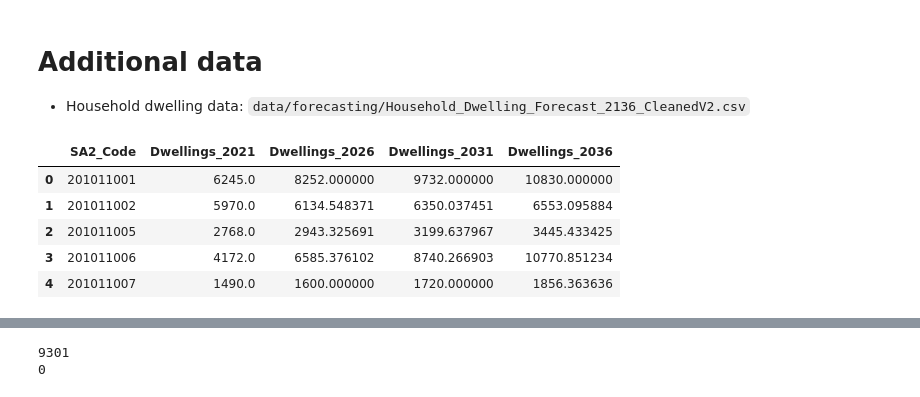
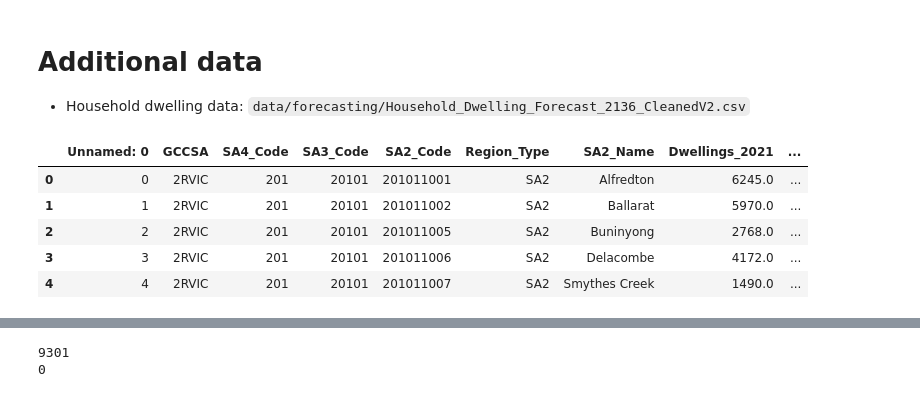
Before and after one commit to Aditya048/real-estate-industry-project, a Jupyter notebook: modelling/rfr.ipynb, the cells around one changed output, grey strips where cells are left out. Saved outputs shown, nothing was run; the diff lists cells and outputs as text; code cells hidden in the pictures.

```diff
--- a/modelling/rfr.ipynb
+++ b/modelling/rfr.ipynb
@@ -32,15 +32,13 @@ population_data.head(1)
 # %% [markdown]
 # Additional data
 - Household dwelling data: `data/forecasting/Household_Dwelling_Forecast_2136_CleanedV2.csv`
-# %%
-dwellings_data = pd.read_csv('../data_to_use/data/forecasting/Household_Dwelling_Forecast_2136_CleanedV2.csv')
-cols_to_keep = ['SA2_Code', 'Dwellings_2021', 'Dwellings_2026', 'Dwellings_2031', 'Dwellings_2036']
-dwellings_data = dwellings_data[cols_to_keep]
-dwellings_data.head()
-# %% [output]
-|  | SA2_Code | Dwellings_2021 | Dwellings_2026 | Dwellings_2031 | Dwellings_2036 |
-| 0 | 201011001 | 6245.0 | 8252.000000 | 9732.000000 | 10830.000000 |
-| 1 | 201011002 | 5970.0 | 6134.548371 | 6350.037451 | 6553.095884 |
-| 2 | 201011005 | 2768.0 | 2943.325691 | 3199.637967 | 3445.433425 |
-| 3 | 201011006 | 4172.0 | 6585.376102 | 8740.266903 | 10770.851234 |
-| 4 | 201011007 | 1490.0 | 1600.000000 | 1720.000000 | 1856.363636 |
+# %%
+dwellings_data = pd.read_csv('../data_to_use/forecasting/Household_Dwelling_Forecast_2136_CleanedV2.csv')
+dwellings_data.head()
+# %% [output]
+|  | Unnamed: 0 | GCCSA | SA4_Code | SA3_Code | SA2_Code | Region_Type | SA2_Name | Dwellings_2021 | ... |
+| 0 | 0 | 2RVIC | 201 | 20101 | 201011001 | SA2 | Alfredton | 6245.0 | ... |
+| 1 | 1 | 2RVIC | 201 | 20101 | 201011002 | SA2 | Ballarat | 5970.0 | ... |
+| 2 | 2 | 2RVIC | 201 | 20101 | 201011005 | SA2 | Buninyong | 2768.0 | ... |
+| 3 | 3 | 2RVIC | 201 | 20101 | 201011006 | SA2 | Delacombe | 4172.0 | ... |
+| 4 | 4 | 2RVIC | 201 | 20101 | 201011007 | SA2 | Smythes Creek | 1490.0 | ... |
```
Also changed, not shown: parts of 19 cells of this notebook.
